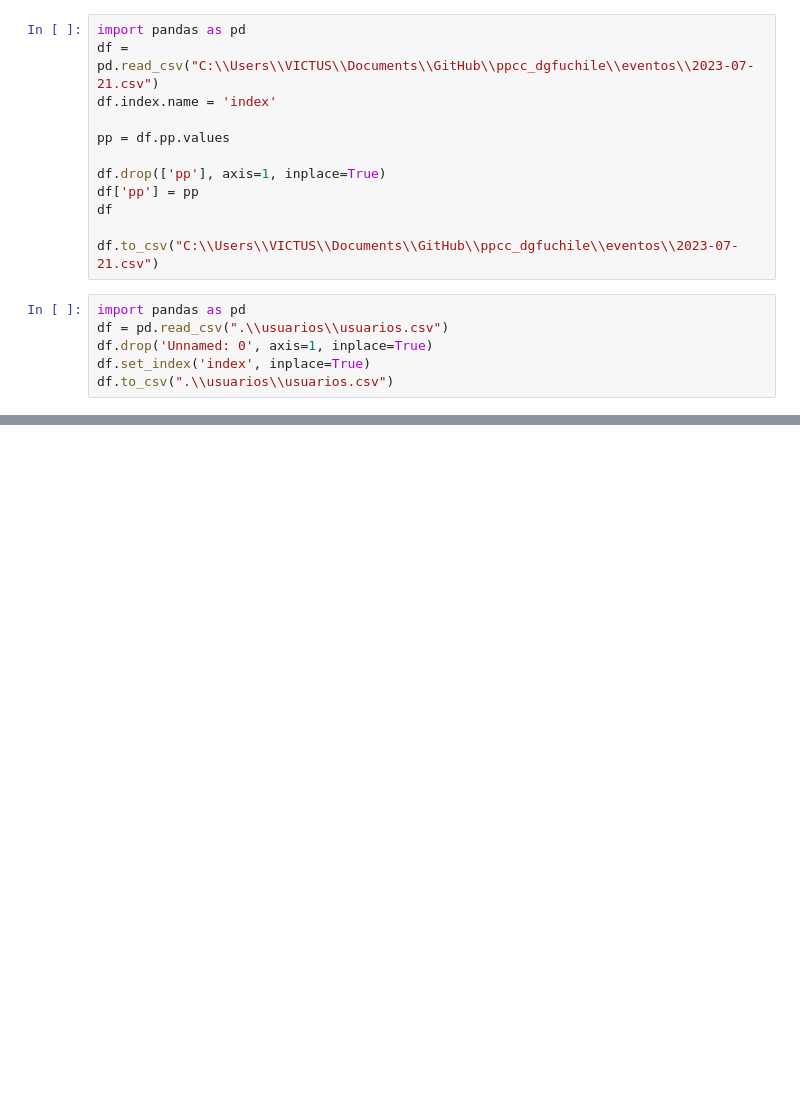
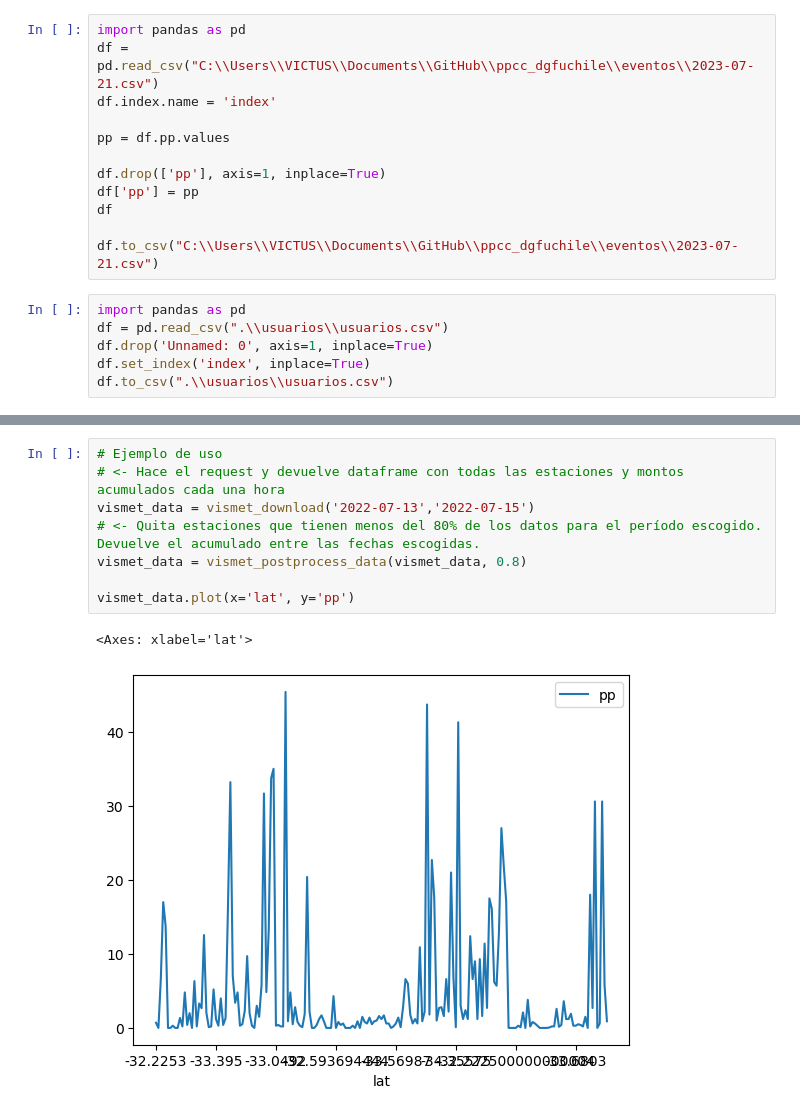
Before and after one commit to ppccdgfuchile/ppccdgfuchile, a Jupyter notebook: datawork.ipynb, the cells around one changed output, grey strips where cells are left out. Cells and saved outputs as stored; diff of their text form; blank space fills up the shorter version.

Commit message:
download vismet agregado a datawork.ipynb

```diff
--- a/datawork.ipynb
+++ b/datawork.ipynb
@@ -32,0 +130,11 @@ df.to_csv(".\\usuarios\\usuarios.csv")
+# %%
+# Ejemplo de uso
+# <- Hace el request y devuelve dataframe con todas las estaciones y montos acumulados cada una hora
+vismet_data = vismet_download('2022-07-13','2022-07-15')
+# <- Quita estaciones que tienen menos del 80% de los datos para el período escogido. Devuelve el acumulado entre las fechas escogidas.
+vismet_data = vismet_postprocess_data(vismet_data, 0.8)
+
+vismet_data.plot(x='lat', y='pp')
+# %% [output]
+<Axes: xlabel='lat'>
+[figure, added]
```
Also changed, not shown: parts of 2 cells of this notebook.
